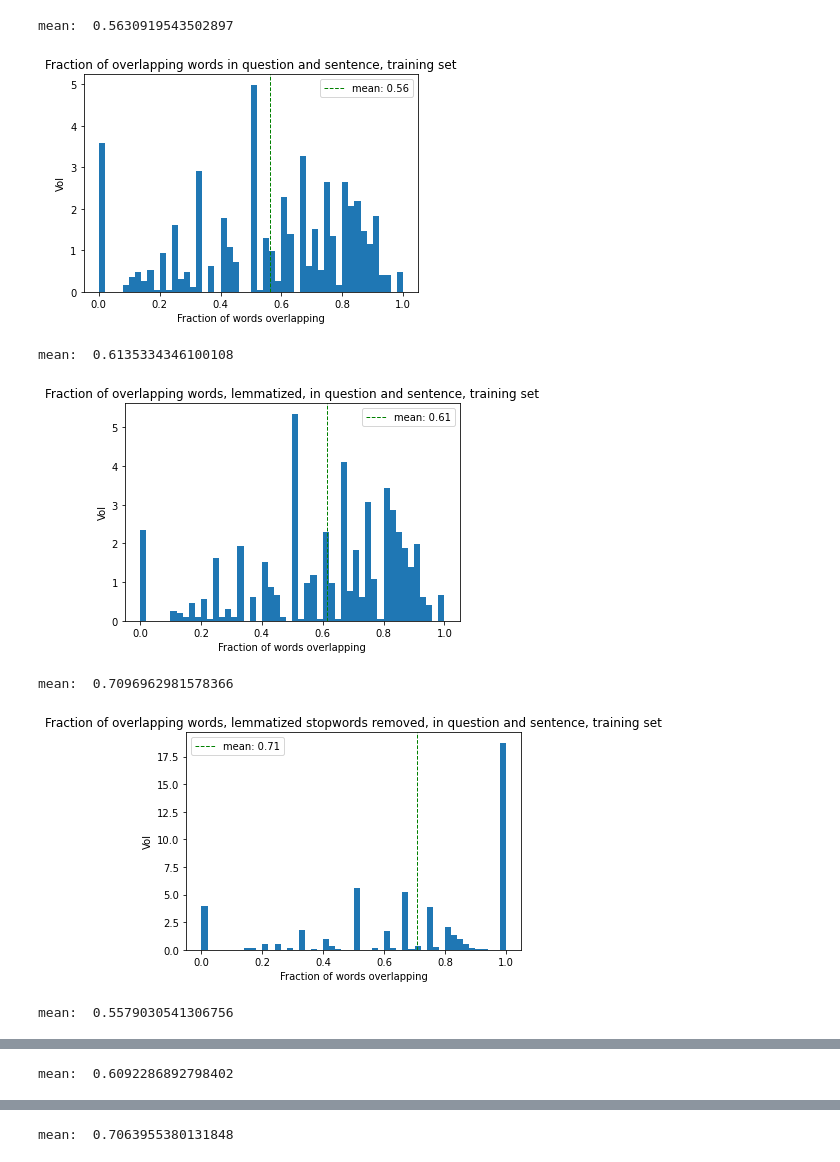
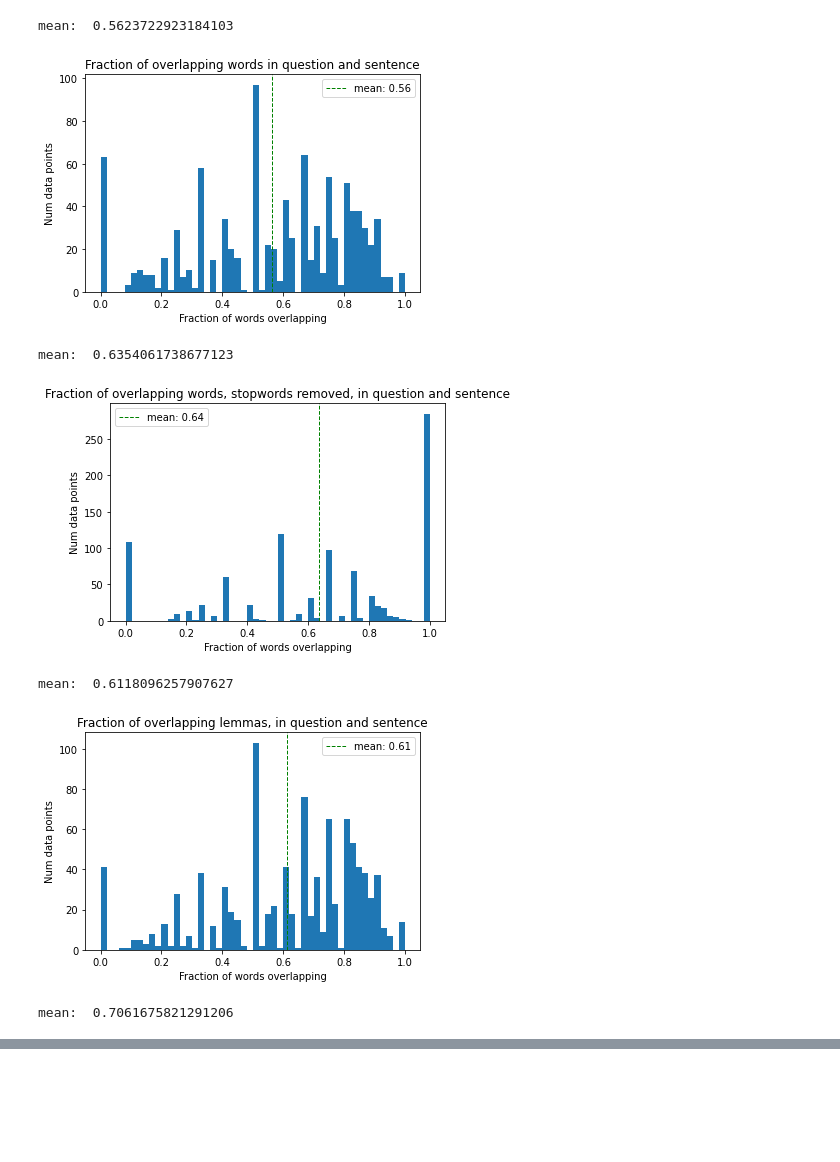
Before and after one commit to filippak/rc-answer-generation, a Jupyter notebook: data-analysis/word_overlap.ipynb, the cells around one changed output, grey strips where cells are left out. Saved outputs shown, nothing was run; the diff lists cells and outputs as text; code cells hidden in the pictures; blank space fills up the shorter version.

```diff
--- a/data-analysis/word_overlap.ipynb
+++ b/data-analysis/word_overlap.ipynb
@@ -28,9 +24,9 @@ def plot_normalized_overlap(df, title, bins, type):
     mean = np.nanmean(frac_len)
     print('mean: ', mean)
     # flat_list = [item for sublist in locations for item in sublist]
-    plt.hist(frac_len, density=True, bins=bins)
+    plt.hist(frac_len, bins=bins)
     plt.axvline(mean, color='g', linestyle='dashed', linewidth=1, label='mean: {:.2f}'.format(mean))
-    plt.ylabel('Vol')
+    plt.ylabel('Num data points')
     plt.xlabel('Fraction of words overlapping')
     plt.legend()
     plt.title(title)
@@ -113,15 +89,13 @@ df_dp_test['stop_lemma_overlap_count'], df_dp_test['stop_lemma_overlap_words'],
 # %%
-plot_normalized_overlap(df_dp_train, 'Fraction of overlapping words in question and sentence, training set', 50, 'base')
-plot_normalized_overlap(df_dp_train, 'Fraction of overlapping words, lemmatized, in question and sentence, training set', 50, 'lemma')
-plot_normalized_overlap(df_dp_train, 'Fraction of overlapping words, lemmatized stopwords removed, in question and sentence, training set', 50, 'stop_lemma')
-plot_normalized_overlap(df_dp_test, 'Fraction of overlapping words in question and sentence, test set', 50, 'base')
-plot_normalized_overlap(df_dp_test, 'Fraction of overlapping words, lemmatized, in question and sentence, test set', 50, 'lemma')
-plot_normalized_overlap(df_dp_test, 'Fraction of overlapping words, lemmatizedstopwords removed, in question and sentence, test set', 50, 'stop_lemma')
+plot_normalized_overlap(df_dp_train, 'Fraction of overlapping words in question and sentence', 50, 'word')
+plot_normalized_overlap(df_dp_train, 'Fraction of overlapping words, stopwords removed, in question and sentence', 50, 'word_stop')
+plot_normalized_overlap(df_dp_train, 'Fraction of overlapping lemmas, in question and sentence', 50, 'lemma')
+plot_normalized_overlap(df_dp_train, 'Fraction of overlapping lemmas stopwords removed, in question and sentence', 50, 'lemma_stop')
 # %% [output]
-mean:  0.5630919543502897
+mean:  0.5623722923184103
-[figure, old version]
+[figure, new version]
-mean:  0.6135334346100108
+mean:  0.6354061738677123
-[figure, old version]
+[figure, new version]
-mean:  0.7096962981578366
+mean:  0.6118096257907627
-[figure, old version]
+[figure, new version]
-mean:  0.5579030541306756
+mean:  0.7061675821291206
@@ -129 +102,0 @@ mean:  0.5579030541306756
-mean:  0.6092286892798402
@@ -131 +102,0 @@ mean:  0.6092286892798402
-mean:  0.7063955380131848
```
Also changed, not shown: parts of 9 cells of this notebook, 7 other files.
